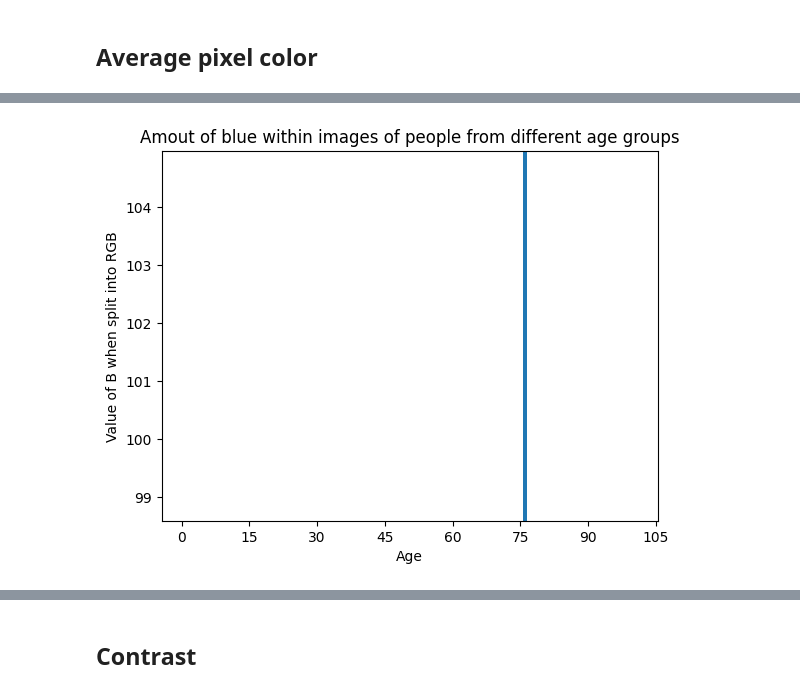
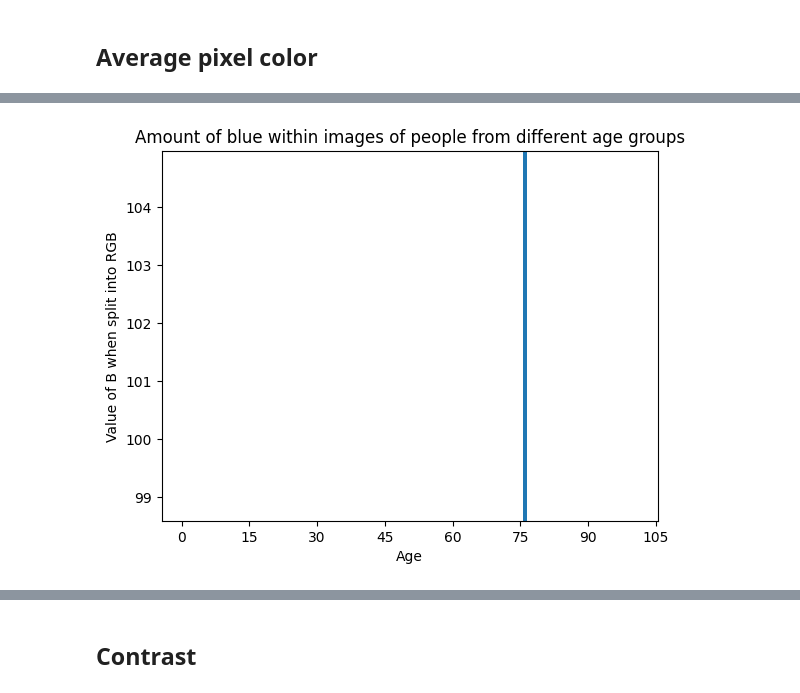
Before and after one commit to domser2002/ML_age_recognition, a Jupyter notebook: dataset/EDA.ipynb, the cells around one changed output, grey strips where cells are left out. Drawn from its saved outputs; the diff is of its cells as text; code cells hidden in the pictures.

```diff
--- a/dataset/EDA.ipynb
+++ b/dataset/EDA.ipynb
@@ -118,5 +131,5 @@ histogram.histogram([i[1] for i in RGB], "Amout of green within images of people
 # %%
-histogram.histogram([i[2] for i in RGB], "Amout of blue within images of people from different age groups",
+histogram.histogram([i[2] for i in RGB], "Amount of blue within images of people from different age groups",
                     "Age", "Value of B when split into RGB", "blue_histogram.jpg")
 # %% [output]
-[figure, old version]
+[figure, new version]
```
Also changed, not shown: parts of 11 cells of this notebook.
